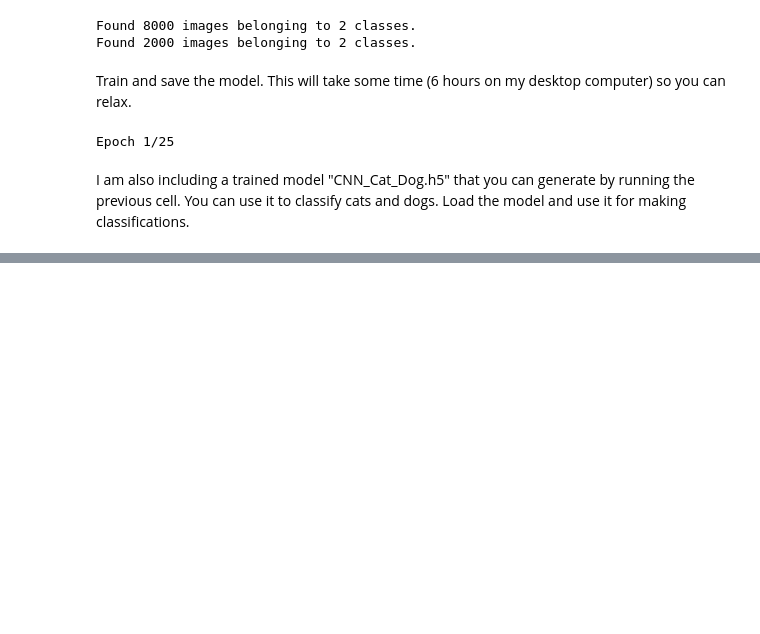
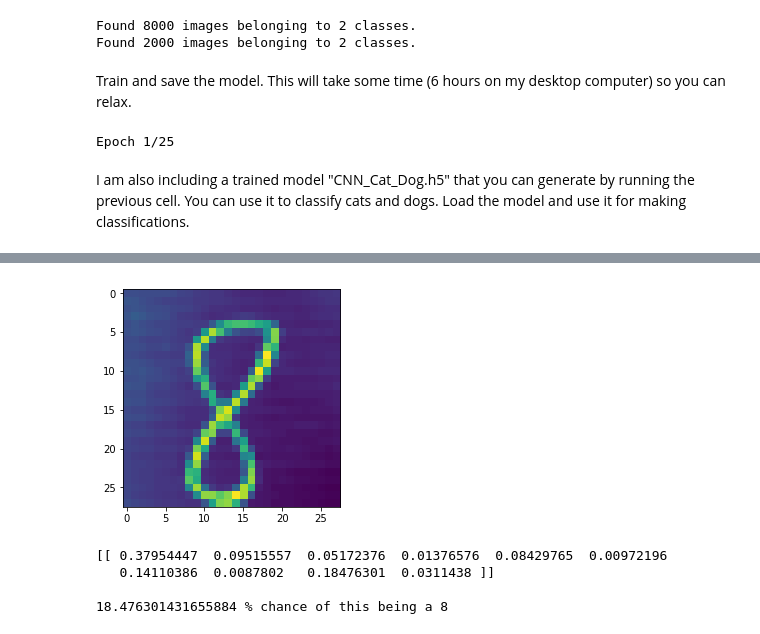
Before and after one commit to sintefmath/GeiloWinterSchool2018, a Jupyter notebook: course_material/CNN.ipynb, the cells around one changed output, grey strips where cells are left out. Saved outputs shown, nothing was run; the diff lists cells and outputs as text; code cells hidden in the pictures; blank space fills up the shorter version.

```diff
--- a/course_material/CNN.ipynb
+++ b/course_material/CNN.ipynb
@@ -337,0 +377,20 @@ print("The image is that of a ",prediction)
+# %%
+from scipy.misc import imresize
+x = imresize(255-I[:,:,1], (28,28))
+plt.imshow(x)
+plt.show()
+# %% [output]
+[figure, added]
+# %%
+# do a prediction using our model
+prediction = model.predict(x.reshape(1,28,28,1)) # reorganize data so it fits the model
+
+# the prediction is a vector of 10 (output nodes) with % probability of that being the shown digit (softmax function)
+print(prediction)
+print()
+print('{} % chance of this being a {}'.format(prediction[0,8]*100, 8))
+# %% [output]
+[[ 0.37954447  0.09515557  0.05172376  0.01376576  0.08429765  0.00972196
+   0.14110386  0.0087802   0.18476301  0.0311438 ]]
+
+18.476301431655884 % chance of this being a 8
```
Also changed, not shown: parts of 8 cells of this notebook, 1 other file.
